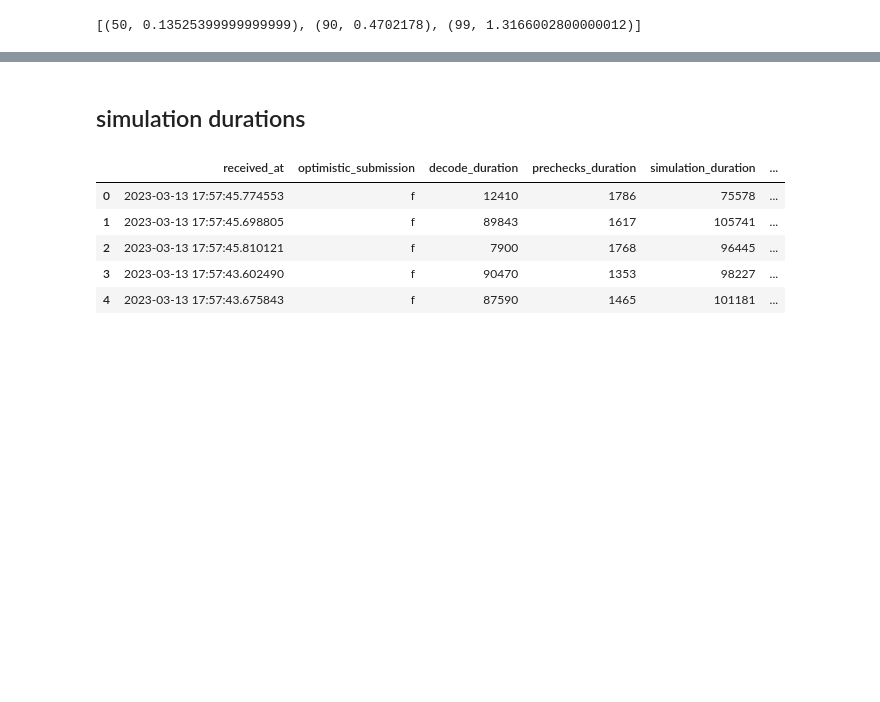
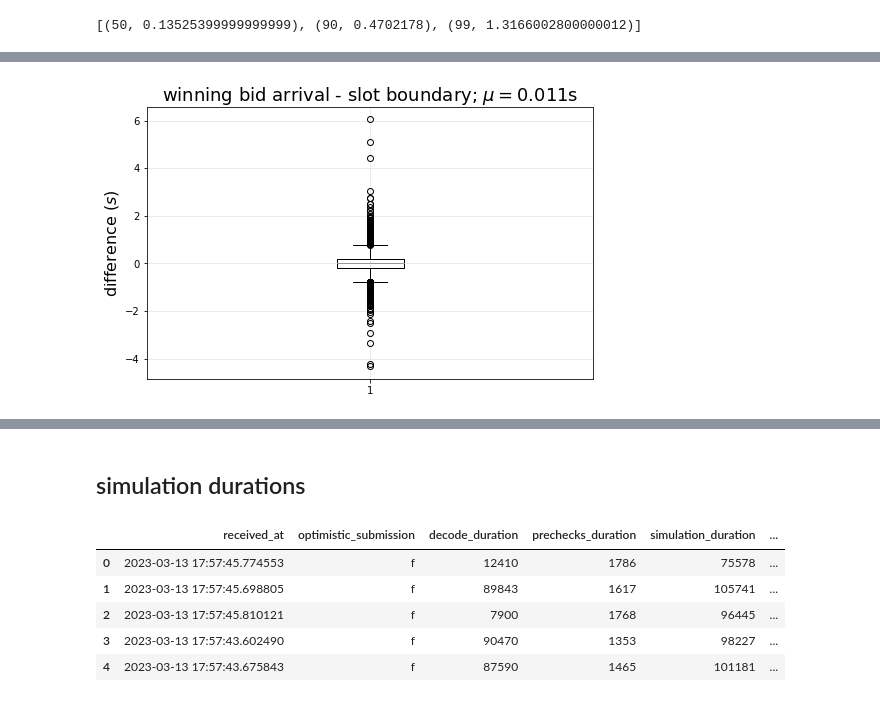
Before and after one commit to michaelneuder/relay-data, a Jupyter notebook: frontier.ipynb, the cells around one changed output, grey strips where cells are left out. Cells and saved outputs as stored; diff of their text form; code cells hidden in the pictures; blank space fills up the shorter version.

```diff
--- a/frontier.ipynb
+++ b/frontier.ipynb
@@ -141,3 +165,11 @@ percs
+# %%
+f, ax = plt.subplots(figsize=(8,5))
+ax.boxplot(before['diff'])
+ax.set_title('winning bid arrival - slot boundary; $\mu={:0.3f}$s'.format(before['diff'].mean()), size=18)
+ax.set_ylabel('difference $(s)$', size=16)
+plt.show()
+# %% [output]
+[figure, added]
 # %%
 f, ax = plt.subplots(figsize=(8,5))
 
```
Also changed, not shown: parts of 6 cells of this notebook, 1 other file.
